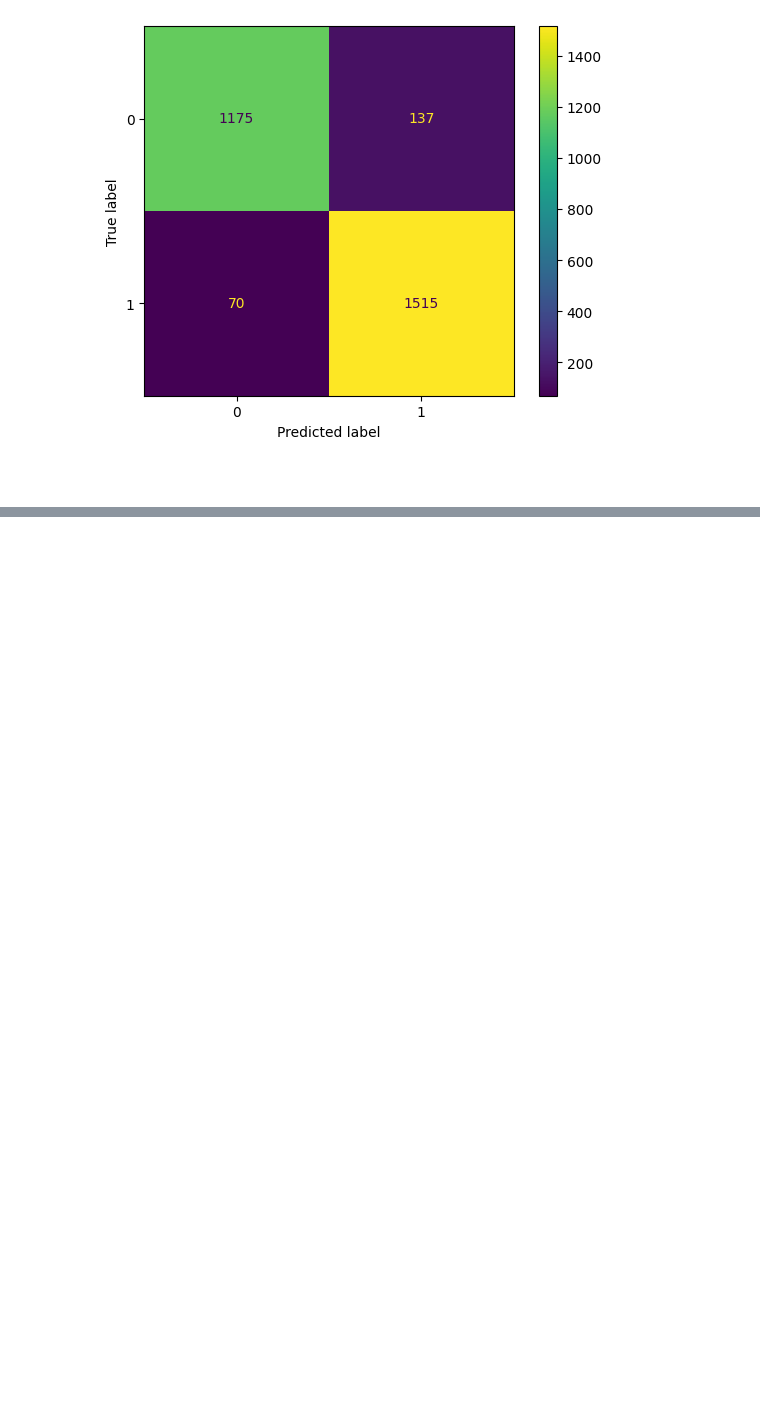
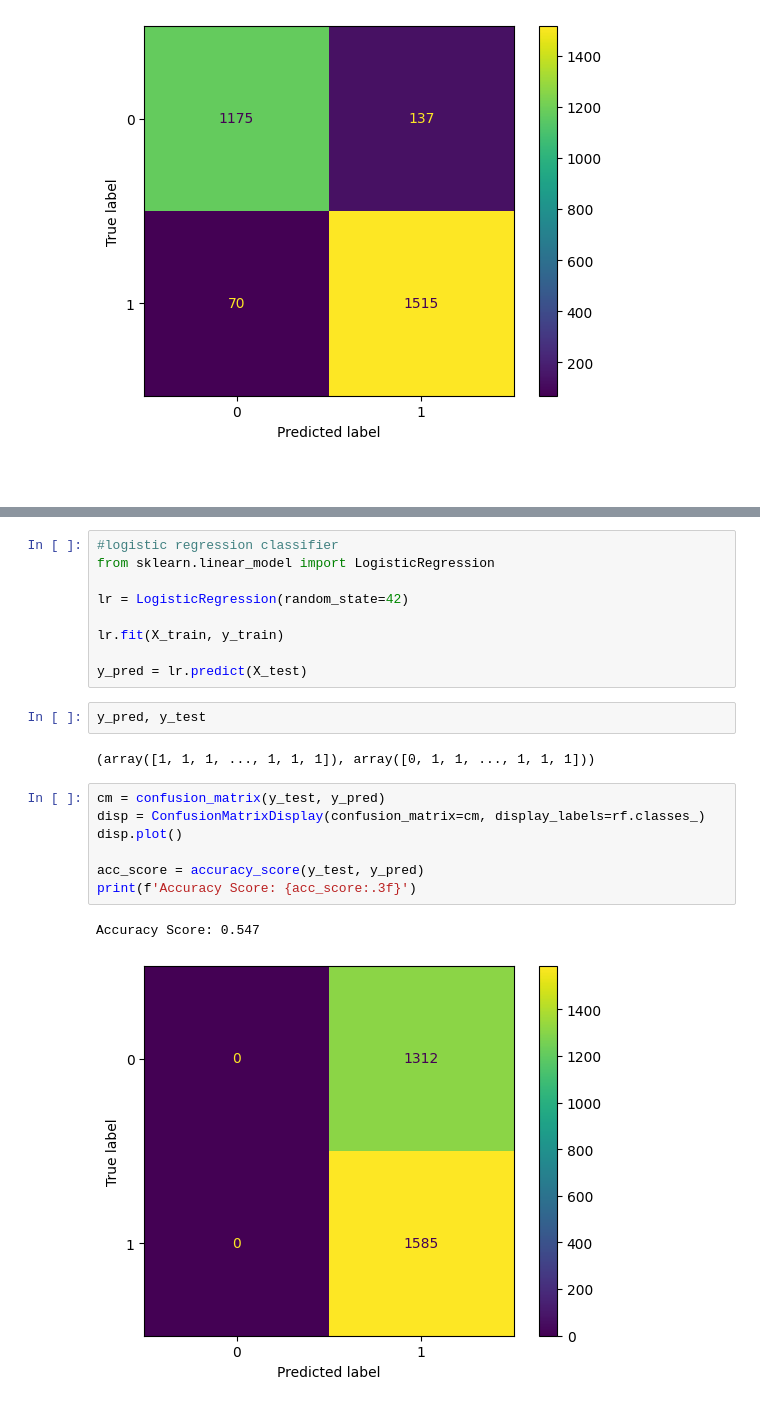
Before and after one commit to danieldamc/intro-data-science, a Jupyter notebook: Tarea 2/clasificacion.ipynb, the cells around one changed output, grey strips where cells are left out. Saved outputs shown, nothing was run; the diff lists cells and outputs as text; blank space fills up the shorter version.

```diff
--- a/Tarea 2/clasificacion.ipynb
+++ b/Tarea 2/clasificacion.ipynb
@@ -174,0 +204,23 @@ Accuracy Score: 0.929
+# %%
+#logistic regression classifier
+from sklearn.linear_model import LogisticRegression
+
+lr = LogisticRegression(random_state=42)
+
+lr.fit(X_train, y_train)
+
+y_pred = lr.predict(X_test)
+# %%
+y_pred, y_test
+# %% [output]
+(array([1, 1, 1, ..., 1, 1, 1]), array([0, 1, 1, ..., 1, 1, 1]))
+# %%
+cm = confusion_matrix(y_test, y_pred)
+disp = ConfusionMatrixDisplay(confusion_matrix=cm, display_labels=rf.classes_)
+disp.plot()
+
+acc_score = accuracy_score(y_test, y_pred)
+print(f'Accuracy Score: {acc_score:.3f}')
+# %% [output]
+Accuracy Score: 0.547
+[figure, added]
```
Also changed, not shown: parts of 8 cells of this notebook, 2 other files.
